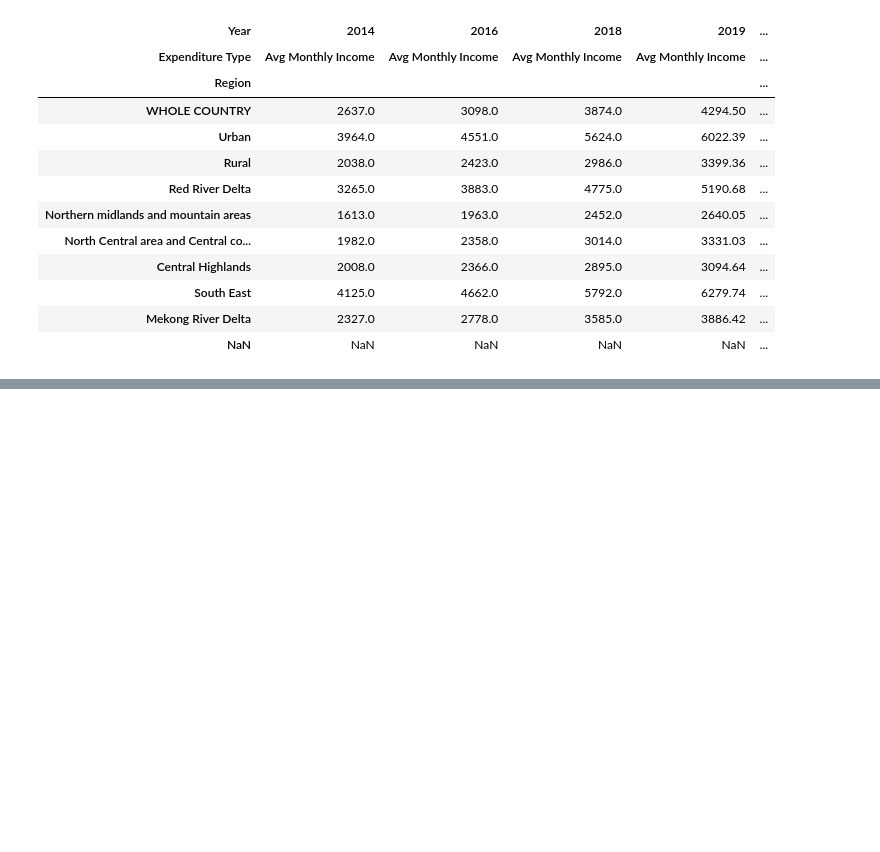
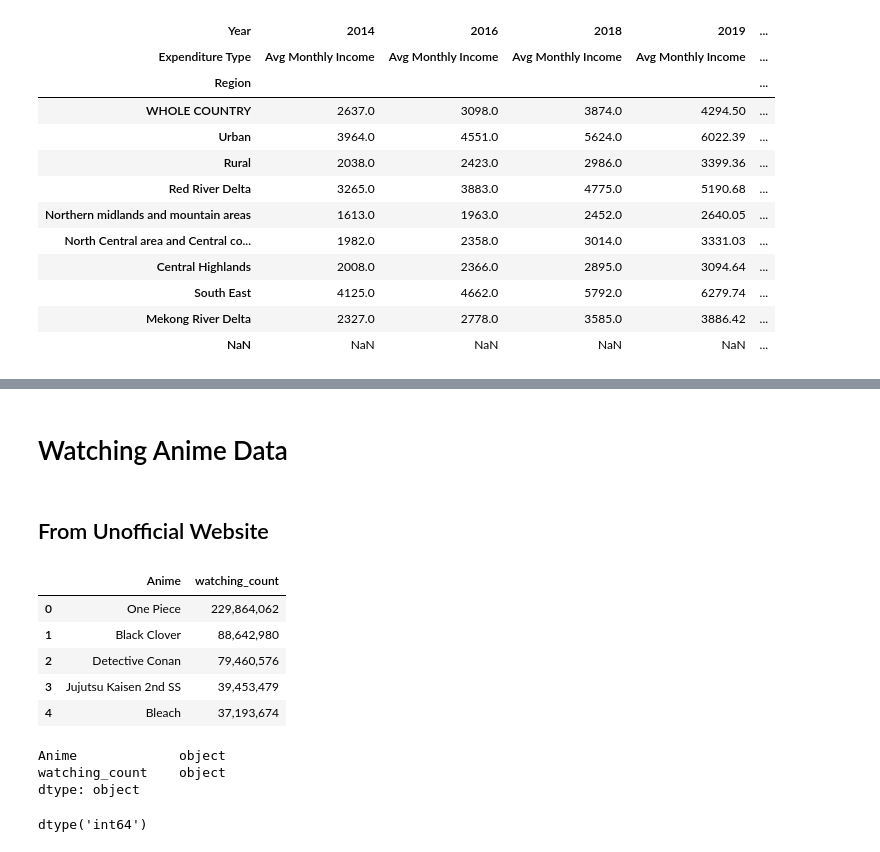
Before and after one commit to quocan91tc/DALAS_Project, a Jupyter notebook: main.ipynb, the cells around one changed output, grey strips where cells are left out. Drawn from its saved outputs; the diff is of its cells as text; code cells hidden in the pictures; blank space fills up the shorter version.

```diff
--- a/main.ipynb
+++ b/main.ipynb
@@ -666,3 +605,30 @@ df_stats['2014']
 | South East | 2410.0 | 2282.0 | 1155.0 | 1127.0 | 128.0 | ... |
 | Urban | 2613.0 | 2461.0 | 1239.0 | 1222.0 | 152.0 | ... |
 | WHOLE COUNTRY | 1888.0 | 1763.0 | 927.0 | 836.0 | 125.0 | ... |
+# %% [markdown]
+# Watching Anime Data
+# %% [markdown]
+## From Unofficial Website
+# %%
+df_unoff_anime = pd.read_csv('data/anime_watching_count.csv', sep=';')
+df_unoff_anime.head()
+# %% [output]
+|  | Anime | watching_count |
+| 0 | One Piece | 229,864,062 |
+| 1 | Black Clover | 88,642,980 |
+| 2 | Detective Conan | 79,460,576 |
+| 3 | Jujutsu Kaisen 2nd SS | 39,453,479 |
+| 4 | Bleach | 37,193,674 |
+# %%
+# Check data types
+df_unoff_anime.dtypes
+# %% [output]
+Anime             object
+watching_count    object
+dtype: object
+# %%
+# convert count from str to int
+df_unoff_anime['watching_count'] = df_unoff_anime['watching_count'].apply(lambda row: int(''.join(row.split(','))))
+df_unoff_anime['watching_count'].dtype
+# %% [output]
+dtype('int64')
```
Also changed, not shown: parts of 33 cells of this notebook, 1 other file.
